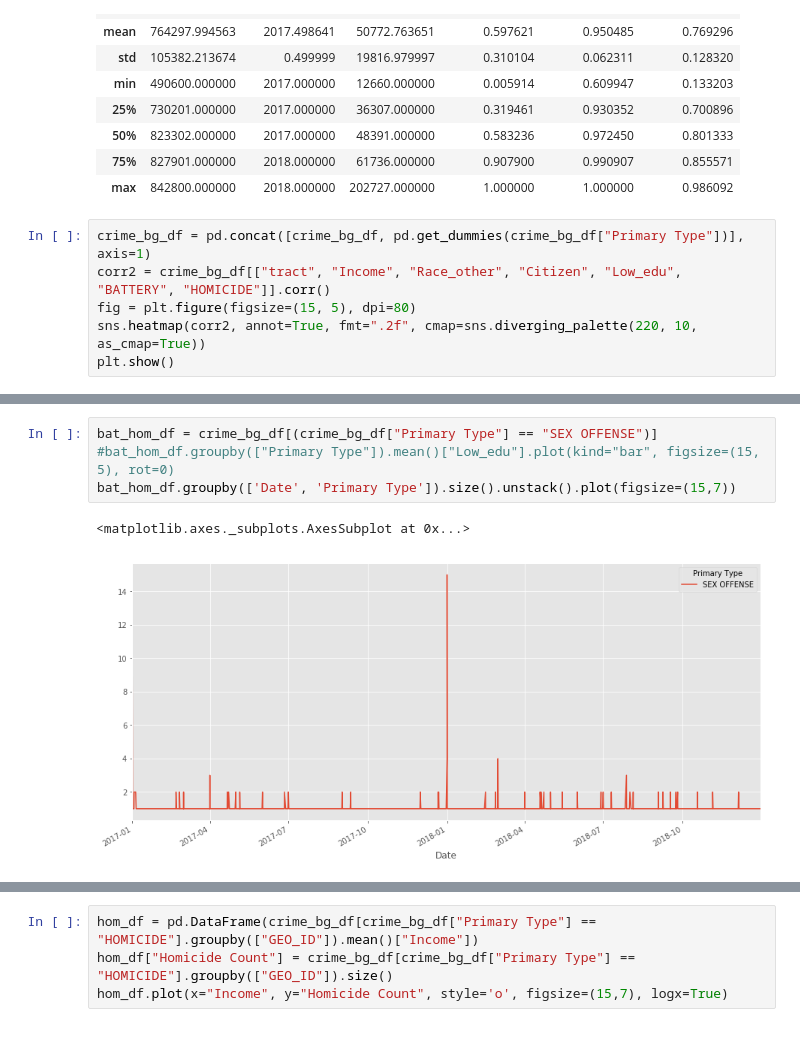
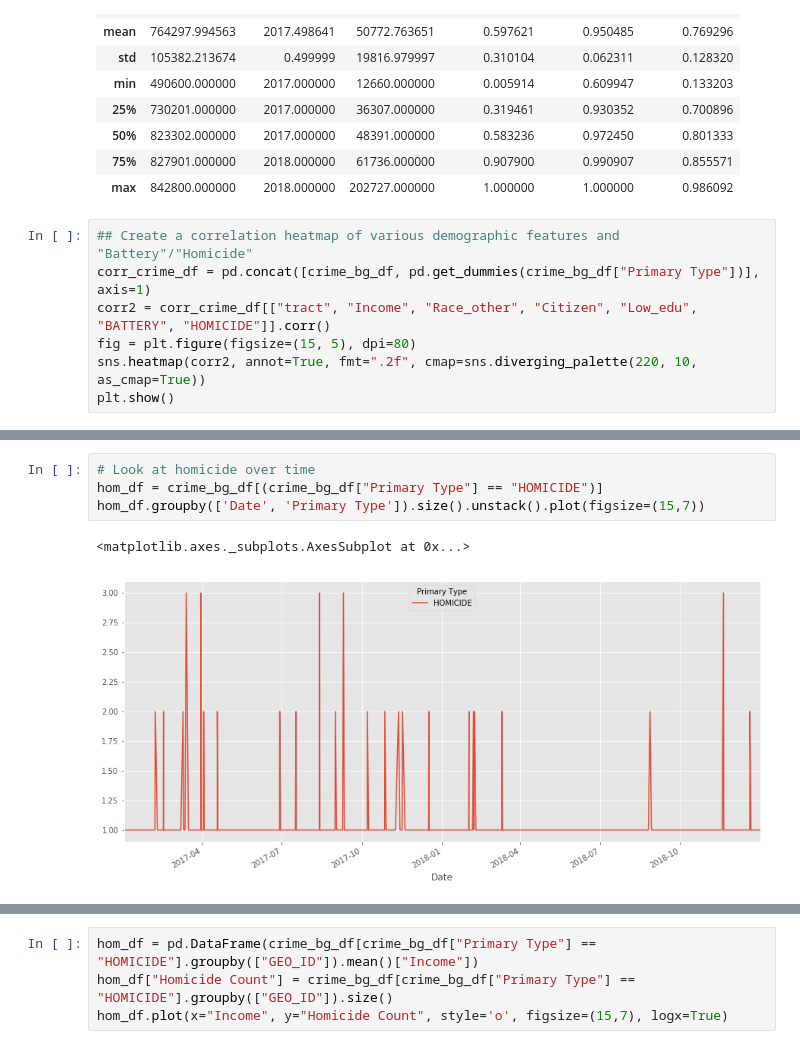
Before and after one commit to capp-machine-learning/chicago-crime-analysis, a Jupyter notebook: Data_Augmentation_APIs.ipynb, the cells around one changed output, grey strips where cells are left out. Cells and saved outputs as stored; diff of their text form.

```diff
--- a/Data_Augmentation_APIs.ipynb
+++ b/Data_Augmentation_APIs.ipynb
@@ -271,8 +271,9 @@ crime_bg_df.describe()
 | 75% | 827901.000000 | 2018.000000 | 61736.000000 | 0.907900 | 0.990907 | 0.855571 |
 | max | 842800.000000 | 2018.000000 | 202727.000000 | 1.000000 | 1.000000 | 0.986092 |
 # %%
-crime_bg_df = pd.concat([crime_bg_df, pd.get_dummies(crime_bg_df["Primary Type"])], axis=1)
-corr2 = crime_bg_df[["tract", "Income", "Race_other", "Citizen", "Low_edu", "BATTERY", "HOMICIDE"]].corr()
+## Create a correlation heatmap of various demographic features and "Battery"/"Homicide"
+corr_crime_df = pd.concat([crime_bg_df, pd.get_dummies(crime_bg_df["Primary Type"])], axis=1)
+corr2 = corr_crime_df[["tract", "Income", "Race_other", "Citizen", "Low_edu", "BATTERY", "HOMICIDE"]].corr()
 fig = plt.figure(figsize=(15, 5), dpi=80)
 sns.heatmap(corr2, annot=True, fmt=".2f", cmap=sns.diverging_palette(220, 10, as_cmap=True))
 plt.show()
@@ -281,7 +286,7 @@ plt.show()
 # %%
-bat_hom_df = crime_bg_df[(crime_bg_df["Primary Type"] == "SEX OFFENSE")]
-#bat_hom_df.groupby(["Primary Type"]).mean()["Low_edu"].plot(kind="bar", figsize=(15, 5), rot=0)
-bat_hom_df.groupby(['Date', 'Primary Type']).size().unstack().plot(figsize=(15,7))
+# Look at homicide over time
+hom_df = crime_bg_df[(crime_bg_df["Primary Type"] == "HOMICIDE")]
+hom_df.groupby(['Date', 'Primary Type']).size().unstack().plot(figsize=(15,7))
 # %% [output]
 <matplotlib.axes._subplots.AxesSubplot at 0x...>
-[figure, old version]
+[figure, new version]
```
Also changed, not shown: parts of 8 cells of this notebook.
